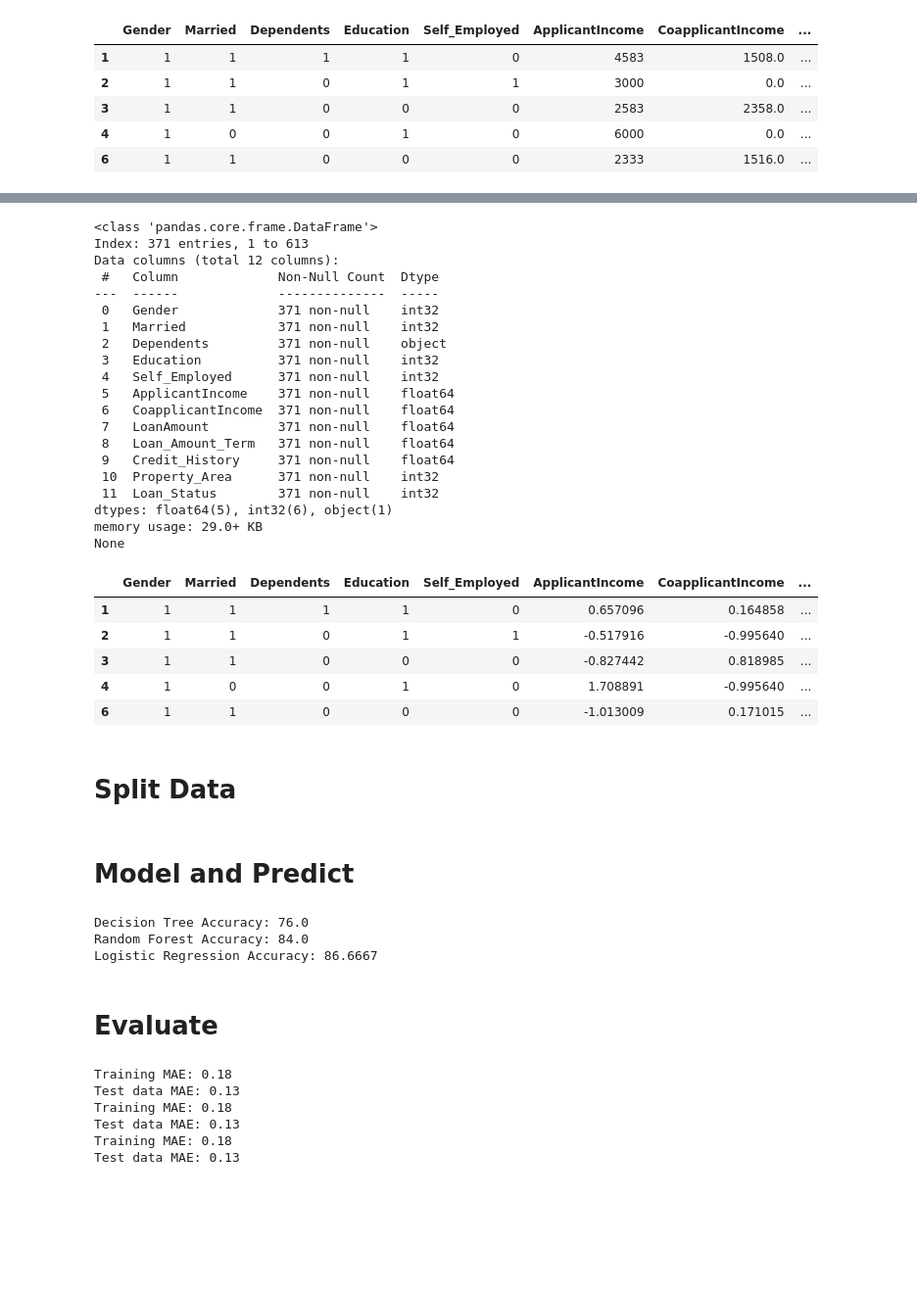
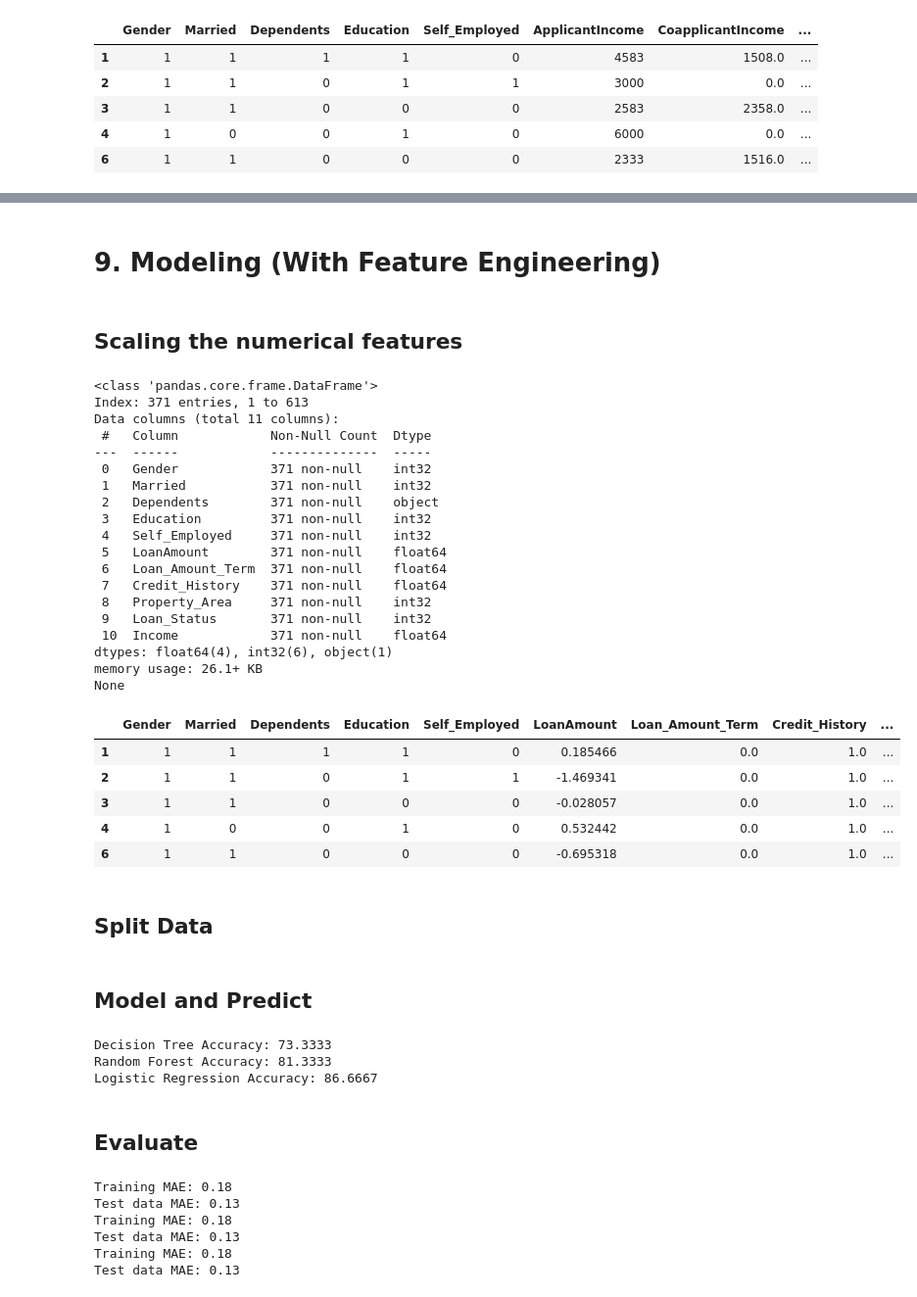
Before and after one commit to Triakshan/MLG382--Project1-Group-C-, a Jupyter notebook: MLG382- Project 1- Group C/notebooks/src/project_1-group_c.ipynb, the cells around one changed output, grey strips where cells are left out. Shown at 98% size. Saved outputs shown, nothing was run; the diff lists cells and outputs as text; code cells hidden in the pictures; blank space fills up the shorter version.

Commit message:
Added Feature Engineering
Co-Authored-By: AlbertBuys <141368807+AlbertBuys@users.noreply.github.com>

```diff
--- a/MLG382- Project 1- Group C/notebooks/src/project_1-group_c.ipynb
+++ b/MLG382- Project 1- Group C/notebooks/src/project_1-group_c.ipynb
@@ -557,5 +692,7 @@ None
 # %%
-# df['Income'] = df['ApplicantIncome'] + df['CoapplicantIncome']
-# df.drop(columns=['ApplicantIncome', 'CoapplicantIncome'], inplace=True)
-# print(df.info())
-# df.head()
+# Feature Engineering
+df = df.copy()
+df['Income'] = df['ApplicantIncome'] + df['CoapplicantIncome']
+df.drop(columns=['ApplicantIncome', 'CoapplicantIncome'], inplace=True)
+print(df.info())
+df.head()
@@ -562,42 +725,44 @@ None
+# %% [markdown]
+# 9. Modeling (With Feature Engineering)
+# %% [markdown]
+## Scaling the numerical features
 # %%
 # Scale the numerical features
-cols = ['ApplicantIncome', 'CoapplicantIncome', 'LoanAmount', 'Loan_Amount_Term']
-# cols = ['Income', 'LoanAmount', 'Loan_Amount_Term']
+cols = ['Income', 'LoanAmount', 'Loan_Amount_Term']
 
 from sklearn.preprocessing import StandardScaler
 ss = StandardScaler()
 df[cols] = ss.fit_transform(df[cols])
 print(df.info())
 df.head()
 # %% [output]
 <class 'pandas.core.frame.DataFrame'>
 Index: 371 entries, 1 to 613
-Data columns (total 12 columns):
- #   Column             Non-Null Count  Dtype
----  ------             --------------  -----
- 0   Gender             371 non-null    int32
- 1   Married            371 non-null    int32
- 2   Dependents         371 non-null    object
- 3   Education          371 non-null    int32
- 4   Self_Employed      371 non-null    int32
- 5   ApplicantIncome    371 non-null    float64
- 6   CoapplicantIncome  371 non-null    float64
- 7   LoanAmount         371 non-null    float64
- 8   Loan_Amount_Term   371 non-null    float64
- 9   Credit_History     371 non-null    float64
- 10  Property_Area      371 non-null    int32
- 11  Loan_Status        371 non-null    int32
-dtypes: float64(5), int32(6), object(1)
-memory usage: 29.0+ KB
+Data columns (total 11 columns):
+ #   Column            Non-Null Count  Dtype
+---  ------            --------------  -----
+ 0   Gender            371 non-null    int32
+ 1   Married           371 non-null    int32
+ 2   Dependents        371 non-null    object
+ 3   Education         371 non-null    int32
+ 4   Self_Employed     371 non-null    int32
+ 5   LoanAmount        371 non-null    float64
+ 6   Loan_Amount_Term  371 non-null    float64
+ 7   Credit_History    371 non-null    float64
+ 8   Property_Area     371 non-null    int32
+ 9   Loan_Status       371 non-null    int32
+ 10  Income            371 non-null    float64
+dtypes: float64(4), int32(6), object(1)
+memory usage: 26.1+ KB
 None
-|  | Gender | Married | Dependents | Education | Self_Employed | ApplicantIncome | CoapplicantIncome | ... |
-| 1 | 1 | 1 | 1 | 1 | 0 | 0.657096 | 0.164858 | ... |
-| 2 | 1 | 1 | 0 | 1 | 1 | -0.517916 | -0.995640 | ... |
-| 3 | 1 | 1 | 0 | 0 | 0 | -0.827442 | 0.818985 | ... |
-| 4 | 1 | 0 | 0 | 1 | 0 | 1.708891 | -0.995640 | ... |
-| 6 | 1 | 1 | 0 | 0 | 0 | -1.013009 | 0.171015 | ... |
+|  | Gender | Married | Dependents | Education | Self_Employed | LoanAmount | Loan_Amount_Term | Credit_History | ... |
+| 1 | 1 | 1 | 1 | 1 | 0 | 0.185466 | 0.0 | 1.0 | ... |
+| 2 | 1 | 1 | 0 | 1 | 1 | -1.469341 | 0.0 | 1.0 | ... |
+| 3 | 1 | 1 | 0 | 0 | 0 | -0.028057 | 0.0 | 1.0 | ... |
+| 4 | 1 | 0 | 0 | 1 | 0 | 0.532442 | 0.0 | 1.0 | ... |
+| 6 | 1 | 1 | 0 | 0 | 0 | -0.695318 | 0.0 | 1.0 | ... |
 # %% [markdown]
-# **Split Data**
+## **Split Data**
 # %%
 # Splitting the dataset into the Training set and Test set
 from sklearn.model_selection import train_test_split
@@ -607,7 +772,7 @@ y = df['Loan_Status']
 
 X_train, X_test, y_train, y_test = train_test_split(X, y, test_size=0.2, random_state=1)
 # %% [markdown]
-# **Model and Predict**
+## **Model and Predict**
 # %%
 from sklearn.metrics import accuracy_score
 
@@ -648,11 +813,11 @@ y_pred = model_lr.predict(X_test)
 accuracy = accuracy_score(y_test, y_pred)
 print("Logistic Regression Accuracy:", (accuracy*100).__round__(4))
 # %% [output]
-Decision Tree Accuracy: 76.0
-Random Forest Accuracy: 84.0
+Decision Tree Accuracy: 73.3333
+Random Forest Accuracy: 81.3333
 Logistic Regression Accuracy: 86.6667
 # %% [markdown]
-# **Evaluate**
+## **Evaluate**
 # %%
 from sklearn.metrics import mean_absolute_error
 
```
Also changed, not shown: parts of 12 cells of this notebook, 1 other file.
